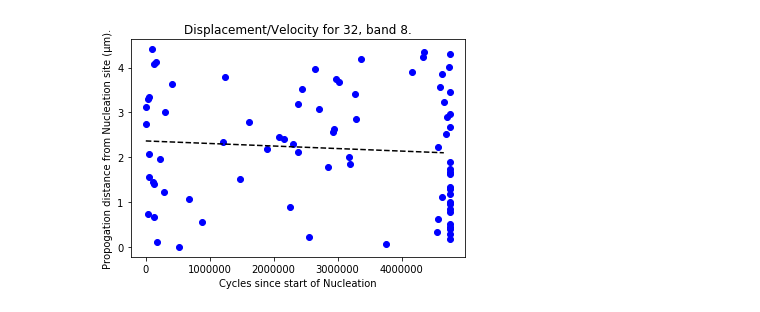
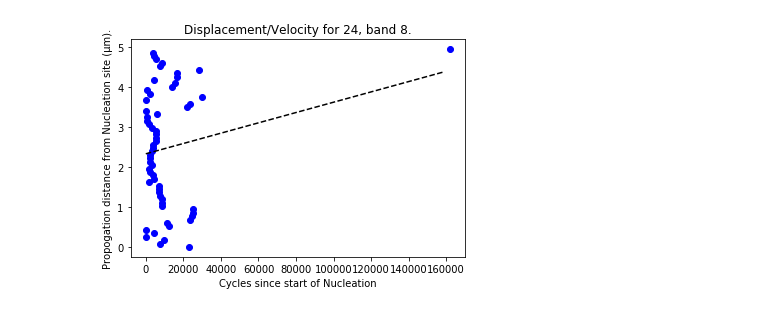
Before and after one commit to cemel-jhu/PSB-Image-Processing, a Jupyter notebook: PSM_Processing.ipynb, the cells around one changed output. Saved outputs shown, nothing was run; the diff lists cells and outputs as text; code cells hidden in the pictures.

```diff
--- a/PSM_Processing.ipynb
+++ b/PSM_Processing.ipynb
@@ -42,7 +50,7 @@ times = []
 
 # Run specific variables
 experiment = (
-    32
+    24
 )  # The experiment number. Images for this experiment should be in folder {experiment}/
 band = 8  # The band to examine within the experiment
 export_gifs = True  # Whether gifs should be exported
@@ -574,10 +612,11 @@ def velocity_profile(
 # %%
 """Examine profiles for select slice."""
 if interactive and not imported:
-    scaled_profile, profile = velocity_profile(s, sigma=sigma, cube=cube, lengths=lengths)
-    plt.title("Position, event of a single slice, unscaled, overlayed.")
-    plt.plot(*profile)
-    plt.imshow(smoothed)
-    plt.grid()
-    plt.show()
+  scaled_profile, profile = velocity_profile(
+      s, sigma=sigma, cube=cube, lengths=lengths)
+  plt.title("Position, event of a single slice, unscaled, overlayed.")
+  plt.plot(*profile)
+  plt.imshow(smoothed)
+  plt.grid()
+  plt.show()
 # %% [output]
@@ -924,52 +976,53 @@ if interactive and not imported:
 # %%
 """Extract a time/displacement graph for a segment in the profile."""
 
 
 def filter_segment(xy, ab, lower=5, upper=8):
-    ab = ab[:, np.all([xy[0, :] > lower, xy[0, :] < upper], axis=0)]
-    return ab
+  ab = ab[:, np.all([xy[0, :] > lower, xy[0, :] < upper], axis=0)]
+  return ab
 
 
 def fit_segment(xy, lower=5, upper=8, right=False, preserve=False, plot=True):
-    # Crop to the segement of the band
-    xy = filter_segment(xy, xy, lower=lower, upper=upper)
+  # Crop to the segement of the band
+  xy = filter_segment(xy, xy, lower=lower, upper=upper)
 
-    npmax, npmin = np.max, np.min
-    if right:
-        npmax, npmin = np.min, np.max
+  npmax, npmin = np.max, np.min
+  if right:
+    npmax, npmin = np.min, np.max
 
-    # Adjust so t=0 is nucleation event
-    if not preserve:
-        xy[1, :] -= np.min(xy[1, :])
+  # Adjust so t=0 is nucleation event
+  if not preserve:
+    xy[1, :] -= np.min(xy[1, :])
 
-    # Adjust so displacement is positivly relative to displacement
-    if not preserve:
-        xy[0, :] -= npmax(xy[0, :])
+  # Adjust so displacement is positivly relative to displacement
+  if not preserve:
+    xy[0, :] -= npmax(xy[0, :])
 
-    if not right and not preserve:
-        xy[0, :] *= -1
+  if not right and not preserve:
+    xy[0, :] *= -1
 
-    # Swap, because displacement time graph, should be displacement v time.
-    xy = np.array([xy[1, :], xy[0, :]])
+  # Swap, because displacement time graph, should be displacement v time.
+  xy = np.array([xy[1, :], xy[0, :]])
 
-    # Provide a linear fit.
-    fit = np.polyfit(xy[0, :], xy[1, :], 1)
-    fit_fn = np.poly1d(fit)
+  # Provide a linear fit.
+  fit = np.polyfit(xy[0, :], xy[1, :], 1)
+  fit_fn = np.poly1d(fit)
 
-    M = np.max(xy[0, :])
-    X = np.arange(0, M, M / 48)
-    if plot:
-        plt.title("Displacement/Velocity for {}, band {}.".format(experiment, band))
-        plt.xlabel("Cycles since start of Nucleation")
-        plt.ylabel(u"Propogation distance from Nucleation site (μm).")
-        plt.plot(xy[0, :], xy[1, :], "bo", X, fit_fn(X), "--k")
-        plt.savefig("svg/speed{}_{}.svg".format(experiment, band))
-        plt.show()
-    return scipy.stats.linregress(*xy)
+  M = np.max(xy[0, :])
+  X = np.arange(0, M, M / 48)
+  if plot:
+    plt.title("Displacement/Velocity for {}, band {}.".format(experiment, band))
+    plt.xlabel("Cycles since start of Nucleation")
+    plt.ylabel(u"Propogation distance from Nucleation site (μm).")
+    plt.plot(xy[0, :], xy[1, :], "bo", X, fit_fn(X), "--k")
+    plt.savefig("svg/speed{}_{}.svg".format(experiment, band))
+    plt.show()
+  return scipy.stats.linregress(*xy)
 
 
 if not imported:
-    line = fit_segment(np.array([lin, hull]), lower=lower, upper=upper, right=False)
-    print(line.slope, line.intercept, line.rvalue, line.pvalue)
+  line = fit_segment(
+      np.array([lin, hull]), lower=lower, upper=upper, right=False)
+  print(line.slope, line.intercept, line.rvalue, line.pvalue)
 # %% [output]
-[figure, old version]
+[figure, new version]
```
Also changed, not shown: parts of 30 cells of this notebook.
